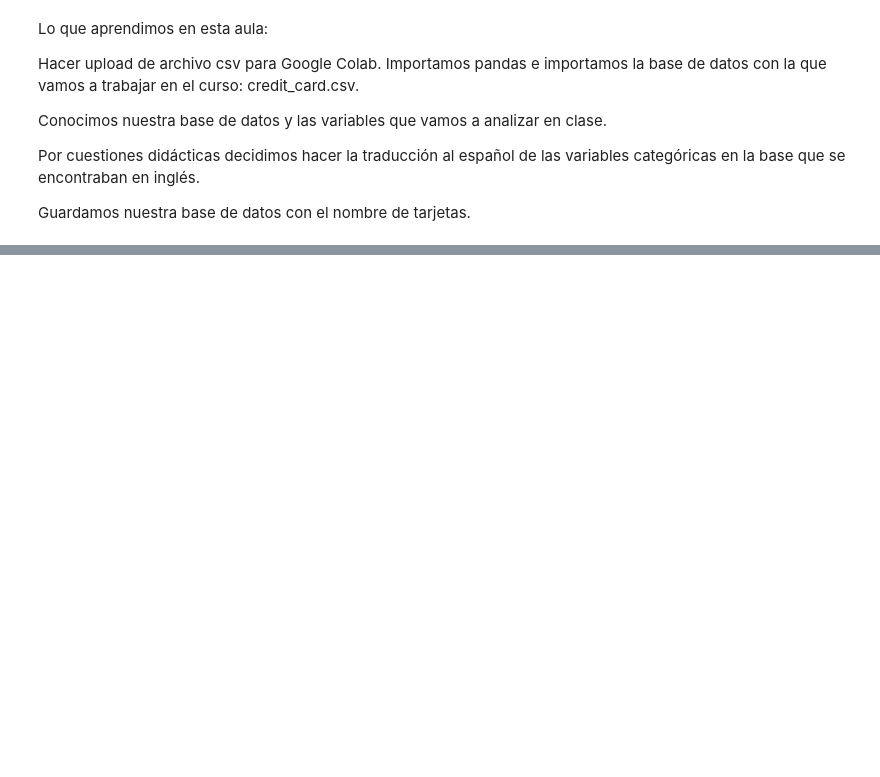
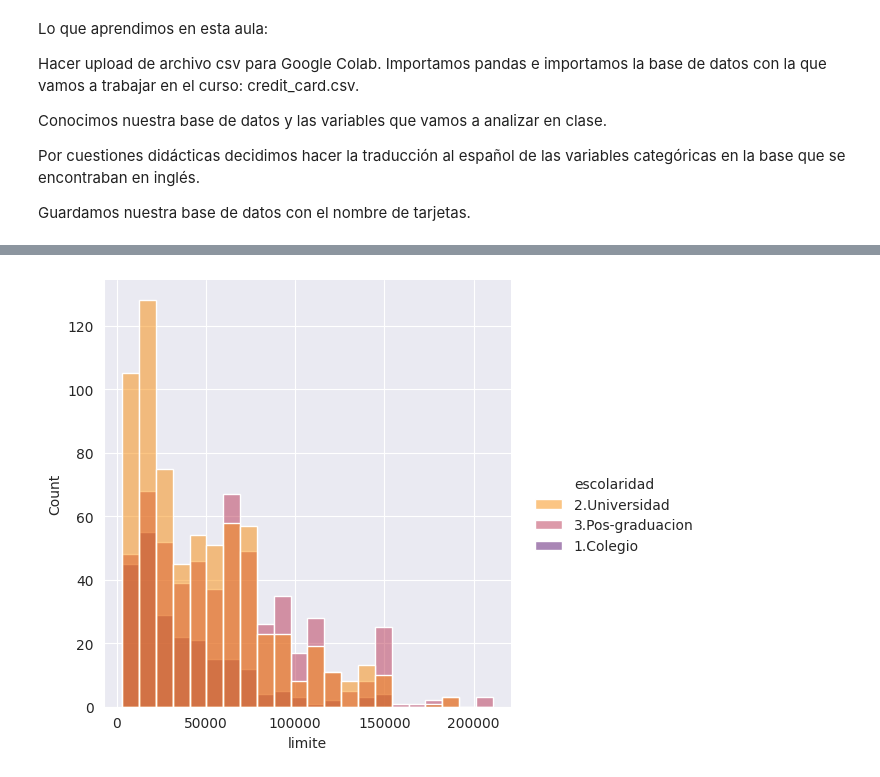
Before and after one commit to AdrianCPC/Visualizacion_datos_matplotlib_seaborn, a Jupyter notebook: Analisis__de__Datos_Seaborn.ipynb, the cells around one changed output, grey strips where cells are left out. Saved outputs shown, nothing was run; the diff lists cells and outputs as text; code cells hidden in the pictures; blank space fills up the shorter version.

```diff
--- a/Analisis__de__Datos_Seaborn.ipynb
+++ b/Analisis__de__Datos_Seaborn.ipynb
@@ -156,0 +219,6 @@ Guardamos nuestra base de datos con el nombre de tarjetas.
+# %%
+sns.set_style('darkgrid')
+# %%
+sns.displot(data=tarjetas, x='limite', hue='escolaridad', palette='inferno_r'); #inferno_r para invertir el color de palette = inferno
+# %% [output]
+[figure, added]
```
Also changed, not shown: parts of 14 cells of this notebook.
